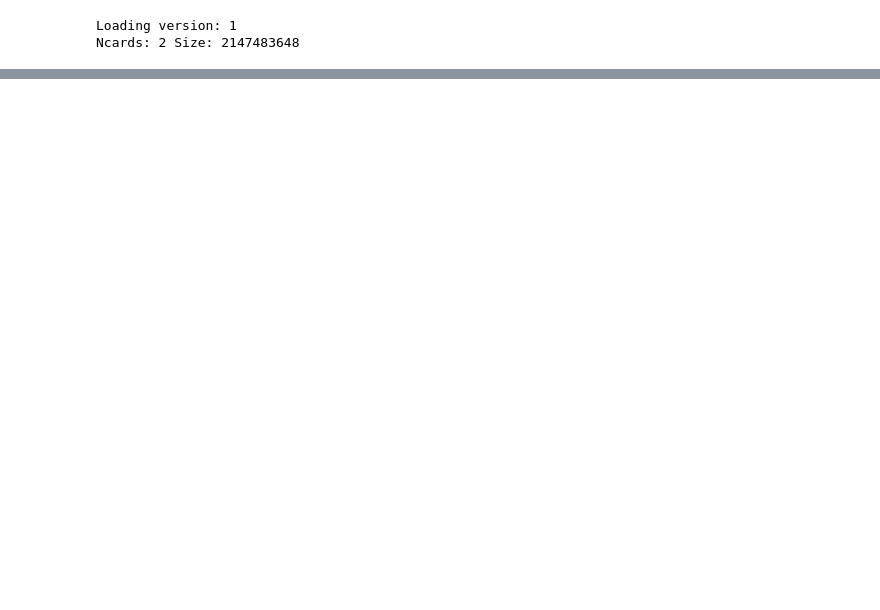
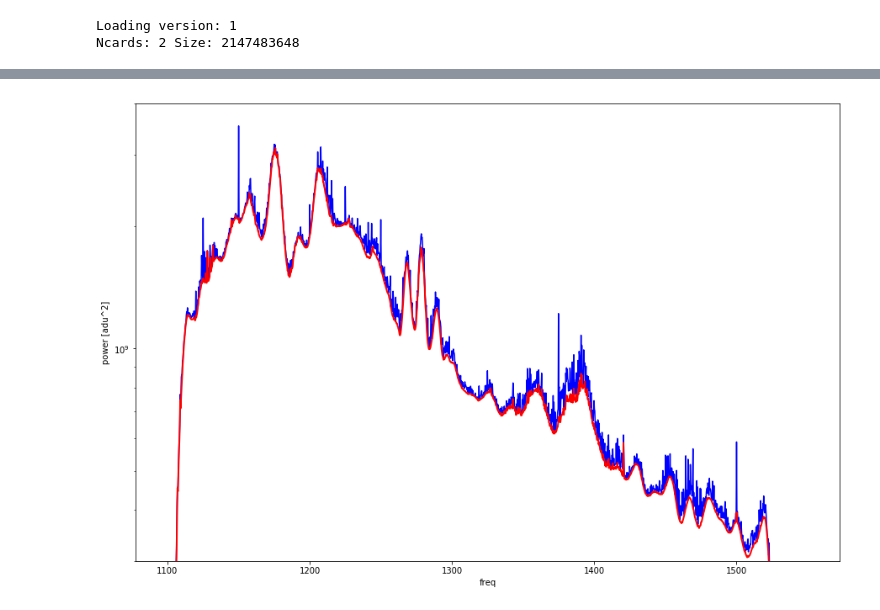
Before and after one commit to bmxdemo/bmxhacks, a Jupyter notebook: SpikeRejectionPlayground.ipynb, the cells around one changed output, grey strips where cells are left out. Saved outputs shown, nothing was run; the diff lists cells and outputs as text; code cells hidden in the pictures; blank space fills up the shorter version.

```diff
--- a/SpikeRejectionPlayground.ipynb
+++ b/SpikeRejectionPlayground.ipynb
@@ -124,0 +132,3 @@ plt.semilogy()
+# %%
+freqk,ps=getPS(da,ndxmax=64,fftavg=fftavg,numin=1100,numax=1550)
+freqk,psk=getPS(da,ndxmax=64,fftavg=fftavg,numin=1100,numax=1550,killspikes=True)
@@ -124,0 +153,13 @@ plt.semilogy()
+# %%
+plt.figure(figsize=(15,10))
+bad=ps.mean(axis=0)
+good=psk.mean(axis=0)
+plt.plot(freqk,bad,'b-')
+plt.plot(freqk,good,'r-',lw=2)
+plt.ylim(3e8,4e9)
+plt.semilogy()
+plt.xlabel('freq')
+plt.ylabel('power [adu^2]')
+plt.savefig('spikes2.png')
+# %% [output]
+[figure, added]
```
Also changed, not shown: parts of 9 cells of this notebook, 1 other file.
